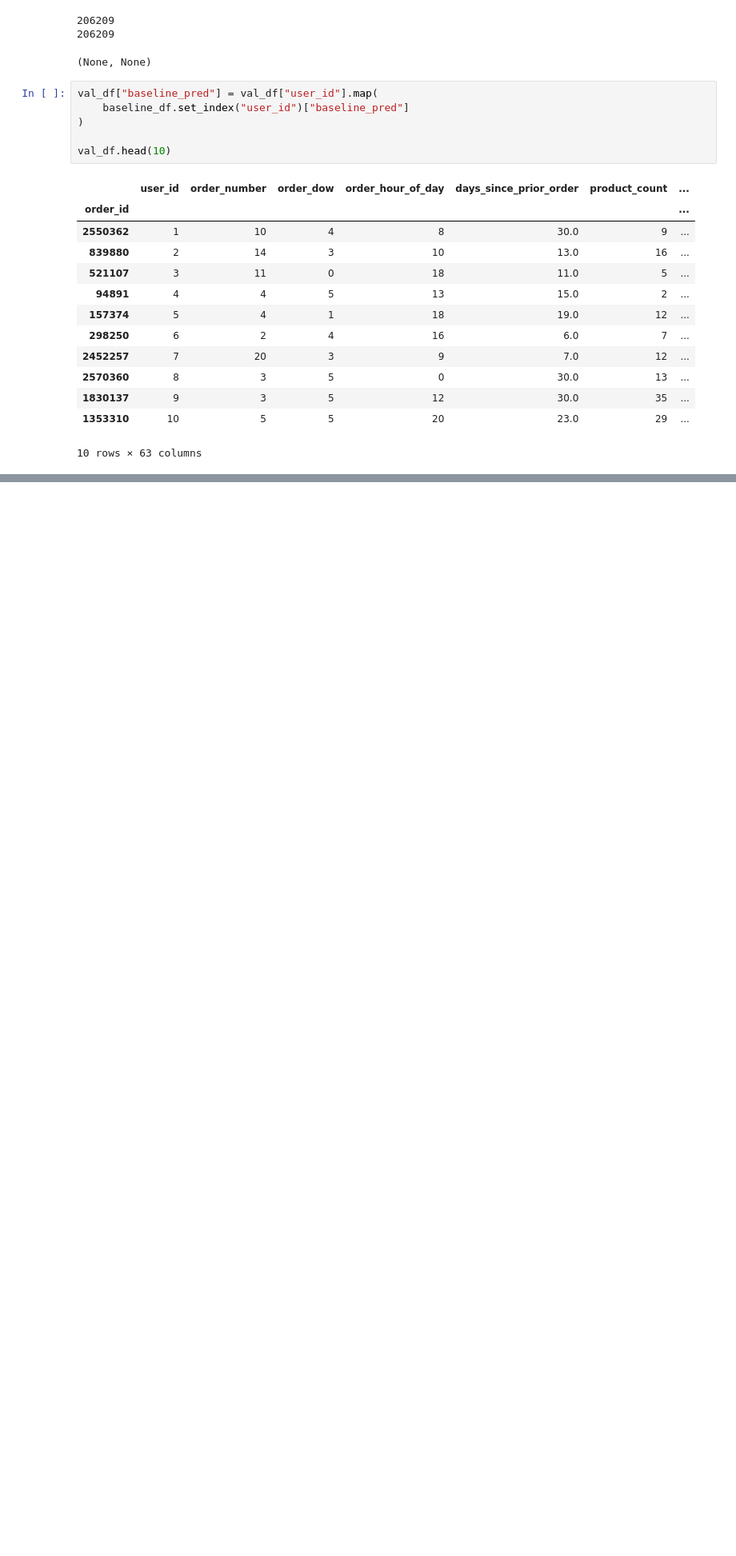
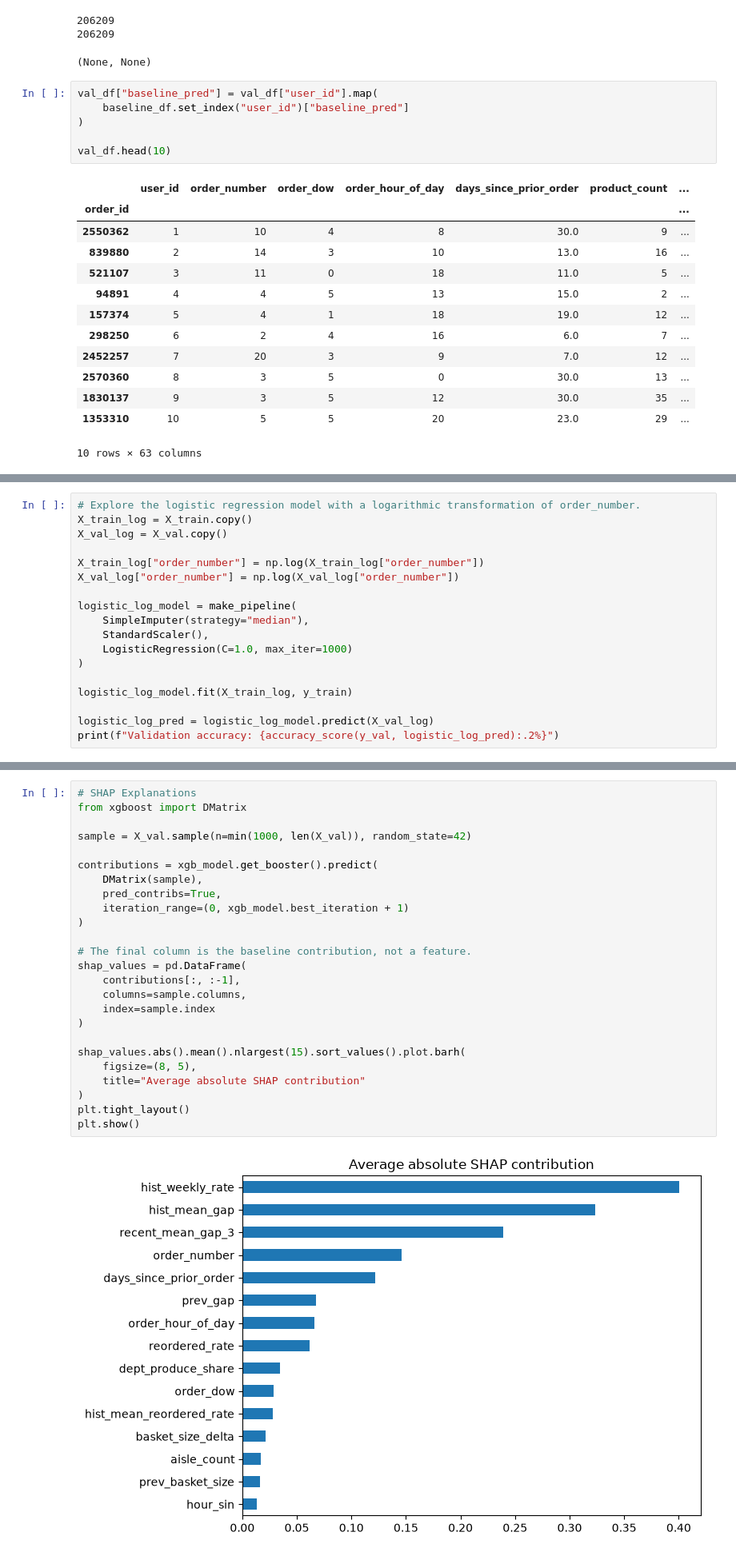
Before and after one commit to blottb7/instacart, a Jupyter notebook: notebooks/02_full_data/ben_full_data_modeling_2.ipynb, the cells around one changed output, grey strips where cells are left out. Shown at 80% size. Saved outputs shown, nothing was run; the diff lists cells and outputs as text; blank space fills up the shorter version.

```diff
--- a/notebooks/02_full_data/ben_full_data_modeling_2.ipynb
+++ b/notebooks/02_full_data/ben_full_data_modeling_2.ipynb
@@ -325,0 +443,18 @@ np.float64(0.7052892938717514)
+# %%
+# Explore the logistic regression model with a logarithmic transformation of order_number.
+X_train_log = X_train.copy()
+X_val_log = X_val.copy()
+
+X_train_log["order_number"] = np.log(X_train_log["order_number"])
+X_val_log["order_number"] = np.log(X_val_log["order_number"])
+
+logistic_log_model = make_pipeline(
+    SimpleImputer(strategy="median"),
+    StandardScaler(),
+    LogisticRegression(C=1.0, max_iter=1000)
+)
+
+logistic_log_model.fit(X_train_log, y_train)
+
+logistic_log_pred = logistic_log_model.predict(X_val_log)
+print(f"Validation accuracy: {accuracy_score(y_val, logistic_log_pred):.2%}")
@@ -325,0 +566,27 @@ np.float64(0.7052892938717514)
+# %%
+# SHAP Explanations
+from xgboost import DMatrix
+
+sample = X_val.sample(n=min(1000, len(X_val)), random_state=42)
+
+contributions = xgb_model.get_booster().predict(
+    DMatrix(sample),
+    pred_contribs=True,
+    iteration_range=(0, xgb_model.best_iteration + 1)
+)
+
+# The final column is the baseline contribution, not a feature.
+shap_values = pd.DataFrame(
+    contributions[:, :-1],
+    columns=sample.columns,
+    index=sample.index
+)
+
+shap_values.abs().mean().nlargest(15).sort_values().plot.barh(
+    figsize=(8, 5),
+    title="Average absolute SHAP contribution"
+)
+plt.tight_layout()
+plt.show()
+# %% [output]
+[figure, added]
```
Also changed, not shown: parts of 14 cells of this notebook.
